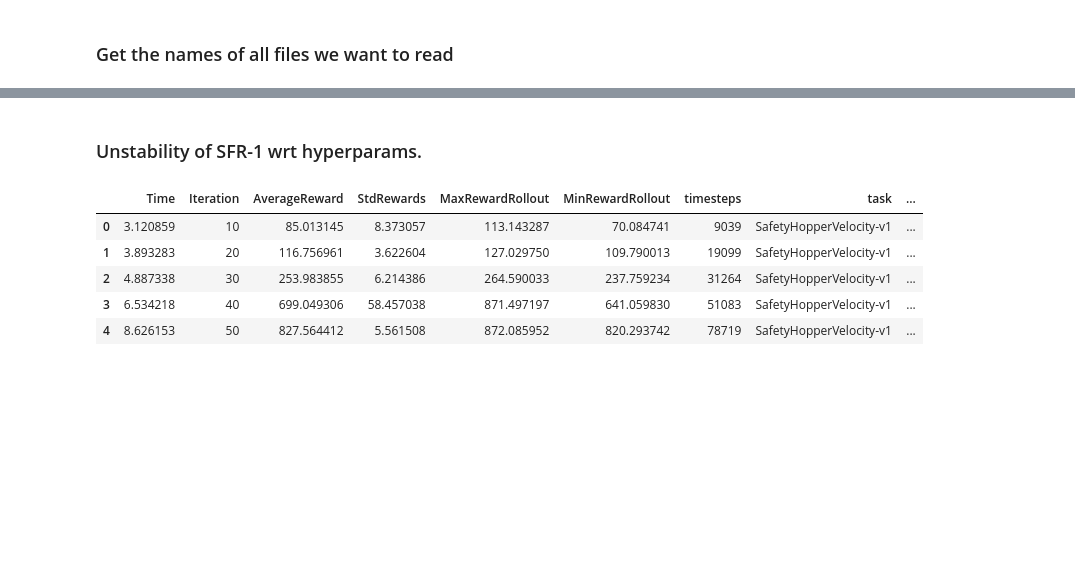
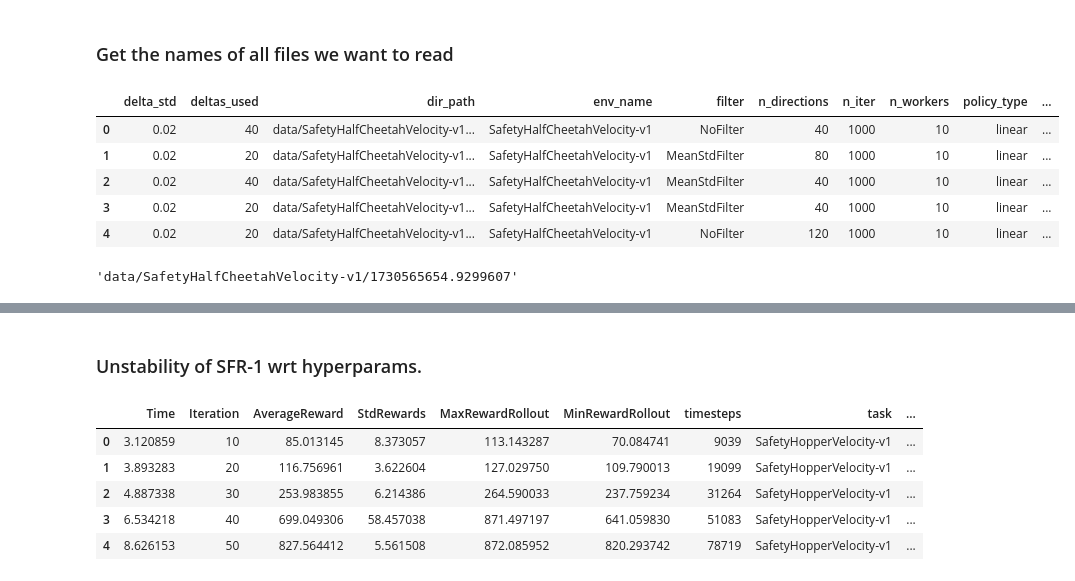
Before and after one commit to deepakhr1999/ARS, a Jupyter notebook: code/plot_hparam_grid.ipynb, the cells around one changed output, grey strips where cells are left out. Cells and saved outputs as stored; diff of their text form; code cells hidden in the pictures; blank space fills up the shorter version.

```diff
--- a/code/plot_hparam_grid.ipynb
+++ b/code/plot_hparam_grid.ipynb
@@ -10,3 +10,23 @@ import os
 import matplotlib.pyplot as plt
 # %% [markdown]
 ### Get the names of all files we want to read
+# %%
+records = []
+for experiment_file in glob.glob("../data/*/*/params.json", recursive=True):
+    with open(experiment_file, "r", encoding="utf-8") as file:
+        record = json.load(file)
+        records.append(record)
+
+all_data = pd.DataFrame.from_records(records)
+all_data.head()
+# %% [output]
+|  | delta_std | deltas_used | dir_path | env_name | filter | n_directions | n_iter | n_workers | policy_type | ... |
+| 0 | 0.02 | 40 | data/SafetyHalfCheetahVelocity-v1... | SafetyHalfCheetahVelocity-v1 | NoFilter | 40 | 1000 | 10 | linear | ... |
+| 1 | 0.02 | 20 | data/SafetyHalfCheetahVelocity-v1... | SafetyHalfCheetahVelocity-v1 | MeanStdFilter | 80 | 1000 | 10 | linear | ... |
+| 2 | 0.02 | 40 | data/SafetyHalfCheetahVelocity-v1... | SafetyHalfCheetahVelocity-v1 | MeanStdFilter | 40 | 1000 | 10 | linear | ... |
+| 3 | 0.02 | 20 | data/SafetyHalfCheetahVelocity-v1... | SafetyHalfCheetahVelocity-v1 | MeanStdFilter | 40 | 1000 | 10 | linear | ... |
+| 4 | 0.02 | 20 | data/SafetyHalfCheetahVelocity-v1... | SafetyHalfCheetahVelocity-v1 | NoFilter | 120 | 1000 | 10 | linear | ... |
+# %%
+all_data.dir_path[0]
+# %% [output]
+'data/SafetyHalfCheetahVelocity-v1/1730565654.9299607'
```
Also changed, not shown: parts of 8 cells of this notebook, 13 other files.
